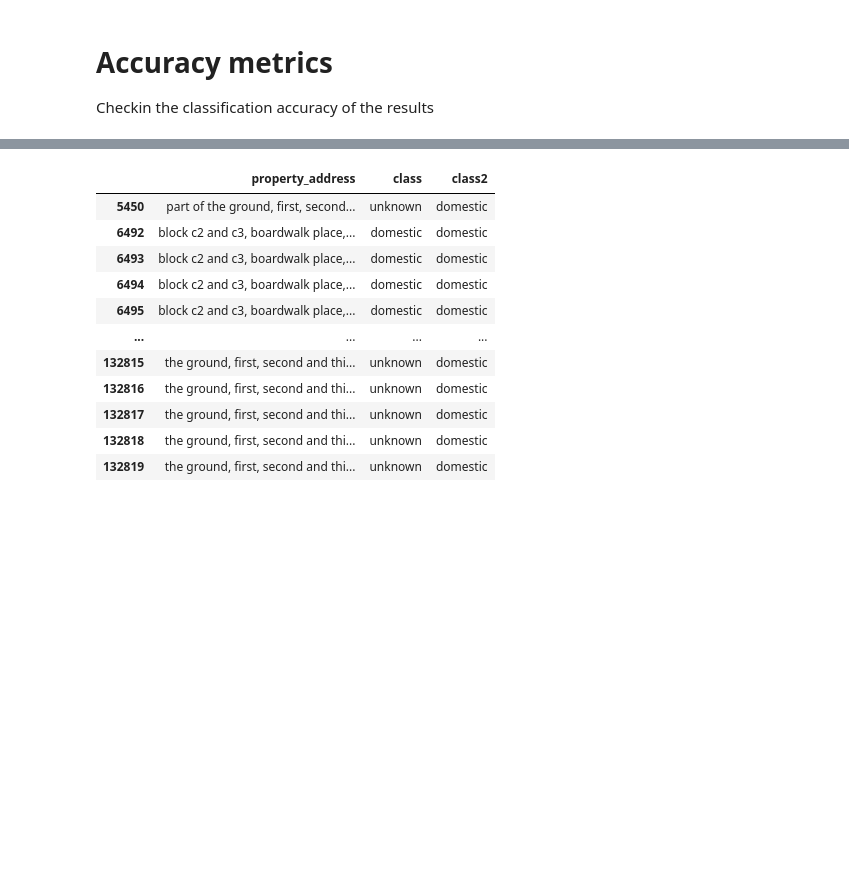
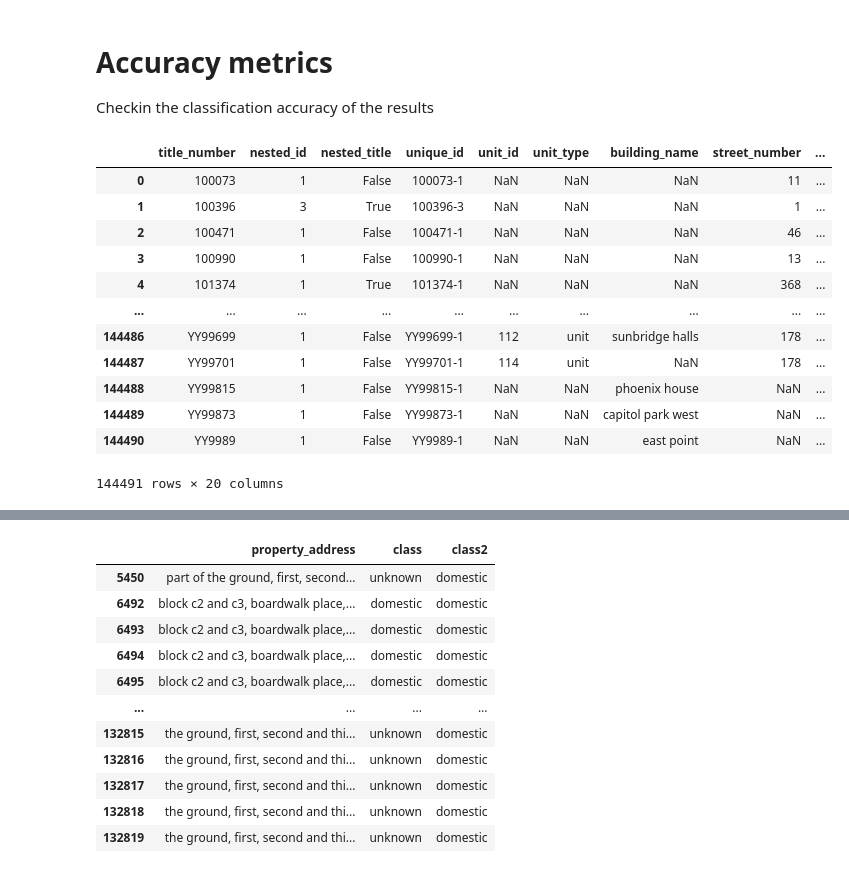
Before and after one commit to JonnoB/enhance_ocod, a Jupyter notebook: locating_and_classifying_the_ocod_dataset.ipynb, the cells around one changed output, grey strips where cells are left out. Saved outputs shown, nothing was run; the diff lists cells and outputs as text; code cells hidden in the pictures; blank space fills up the shorter version.

```diff
--- a/locating_and_classifying_the_ocod_dataset.ipynb
+++ b/locating_and_classifying_the_ocod_dataset.ipynb
@@ -324,3 +330,23 @@ ocod_data[ocod_data.within_title_id==ocod_data.within_title_id.max()].reset_inde
 Checkin the classification accuracy of the results
 # %%
 ocod_data = pd.read_csv("./empty_homes_data/enhanced_ocod_dataset.csv")
+# %%
+ocod_data.loc[:, ['title_number', 'within_title_id', 'within_larger_title', 'unique_id', 'unit_id', 'unit_type',
+       'building_name', 'street_number', 'street_name', 'postcode', 'city',
+       'district',  'region', 'property_address', 'oa11cd', 'lsoa11cd',
+       'msoa11cd',  'lad11cd', 'class', 'class2']].rename(columns={'within_title_id':'nested_id',
+                                                                  'within_larger_title':'nested_title'})
+# %% [output]
+|  | title_number | nested_id | nested_title | unique_id | unit_id | unit_type | building_name | street_number | ... |
+| 0 | 100073 | 1 | False | 100073-1 | NaN | NaN | NaN | 11 | ... |
+| 1 | 100396 | 3 | True | 100396-3 | NaN | NaN | NaN | 1 | ... |
+| 2 | 100471 | 1 | False | 100471-1 | NaN | NaN | NaN | 46 | ... |
+| 3 | 100990 | 1 | False | 100990-1 | NaN | NaN | NaN | 13 | ... |
+| 4 | 101374 | 1 | True | 101374-1 | NaN | NaN | NaN | 368 | ... |
+| ... | ... | ... | ... | ... | ... | ... | ... | ... | ... |
+| 144486 | YY99699 | 1 | False | YY99699-1 | 112 | unit | sunbridge halls | 178 | ... |
+| 144487 | YY99701 | 1 | False | YY99701-1 | 114 | unit | NaN | 178 | ... |
+| 144488 | YY99815 | 1 | False | YY99815-1 | NaN | NaN | phoenix house | NaN | ... |
+| 144489 | YY99873 | 1 | False | YY99873-1 | NaN | NaN | capitol park west | NaN | ... |
+| 144490 | YY9989 | 1 | False | YY9989-1 | NaN | NaN | east point | NaN | ... |
+144491 rows × 20 columns
```
Also changed, not shown: parts of 3 cells of this notebook, 4 other files.
